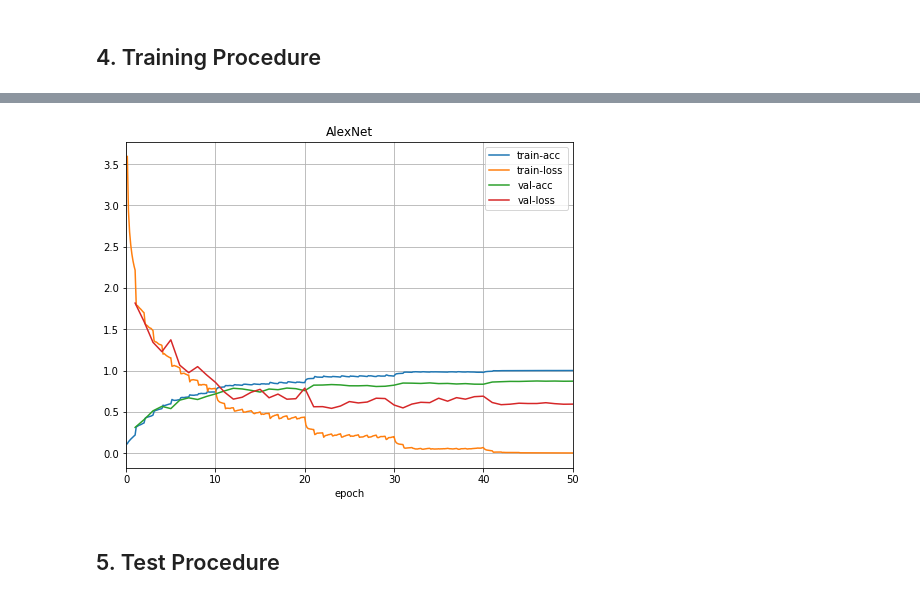
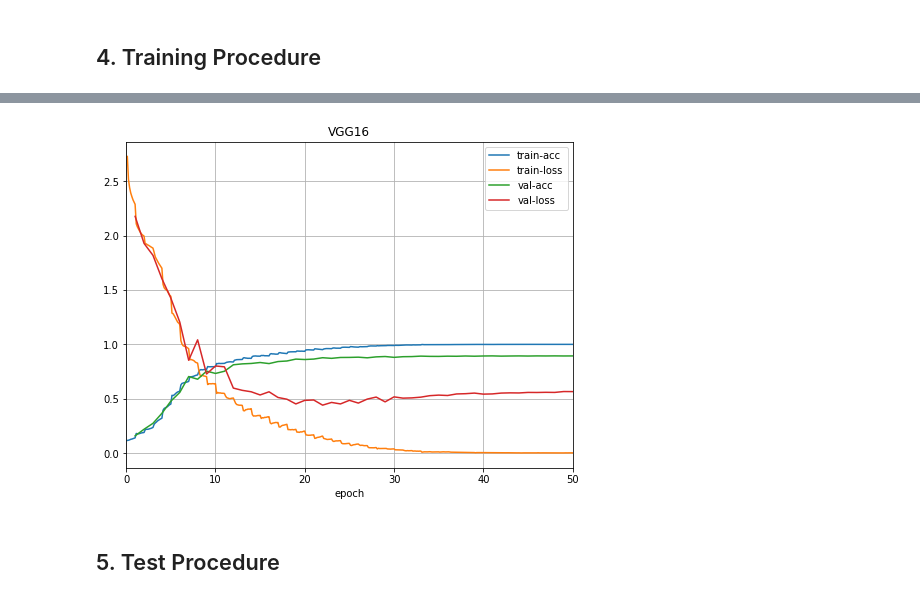
Before and after one commit to danhdoan/cifar10-end2end-mxnet, a Jupyter notebook: cifar10-end2end.ipynb, the cells around one changed output, grey strips where cells are left out. Drawn from its saved outputs; the diff is of its cells as text; code cells hidden in the pictures.

Commit message:
Re-train VGG models

```diff
--- a/cifar10-end2end.ipynb
+++ b/cifar10-end2end.ipynb
@@ -79,12 +79,12 @@ from altusi.models import ResNet18, ResNet34, ResNet50, ResNet101, ResNet152
 from altusi.models import AlexNet
 
 # AlexNet architecture
-net = AlexNet(nclasses=cfg.CIFAR_NCLASSES); model_name = 'AlexNet'
+#net = AlexNet(nclasses=cfg.CIFAR_NCLASSES); model_name = 'AlexNet'
 
 # VGG architectures
 #net = VGG11(nclasses=cfg.CIFAR_NCLASSES); model_name = 'VGG11'
 #net = VGG13(nclasses=cfg.CIFAR_NCLASSES); model_name = 'VGG13'
-#net = VGG16(nclasses=cfg.CIFAR_NCLASSES); model_name = 'VGG16'
+net = VGG16(nclasses=cfg.CIFAR_NCLASSES); model_name = 'VGG16'
 #net = VGG19(nclasses=cfg.CIFAR_NCLASSES); model_name = 'VGG19'
 
 # Resnet architectures
@@ -166,8 +166,8 @@ animator = vis.Animator(
     figsize=(8, 6)
 )
 
-LR_DECAY_EPOCHS = [10, 20, 30, 40] + [np.inf]
-lr_decay_idx = 0
+# LR_DECAY_EPOCHS = [10, 20, 30, 40] + [np.inf]
+# lr_decay_idx = 0
 
 train_metric = mx.metric.Accuracy()
 best_val_acc = 0
@@ -177,9 +177,10 @@ for epoch in range(cfg.NEPOCHS):
     train_loss_total = 0
     sample_cnt = 0
 
-    if epoch == LR_DECAY_EPOCHS[lr_decay_idx]:
-        trainer.set_learning_rate(trainer.learning_rate * cfg.LR_DECAY_FACTOR)
-        lr_decay_idx += 1
+#     if epoch == LR_DECAY_EPOCHS[lr_decay_idx]:
+    if epoch != 0 and epoch % 2 == 0:
+        trainer.set_learning_rate(trainer.learning_rate * 0.8)
+#         lr_decay_idx += 1
 
     for i, (X, y) in enumerate(train_loader):
         X, y = X.as_in_context(ctx), y.as_in_context(ctx)
@@ -231,4 +232,4 @@ LOG(INFO, 'Training Procedure done')
-[figure, old version]
+[figure, new version]
 # %% [markdown]
 ## 5. Test Procedure
 # %% [markdown]
```
Also changed, not shown: parts of 11 cells of this notebook, 7 other files.
